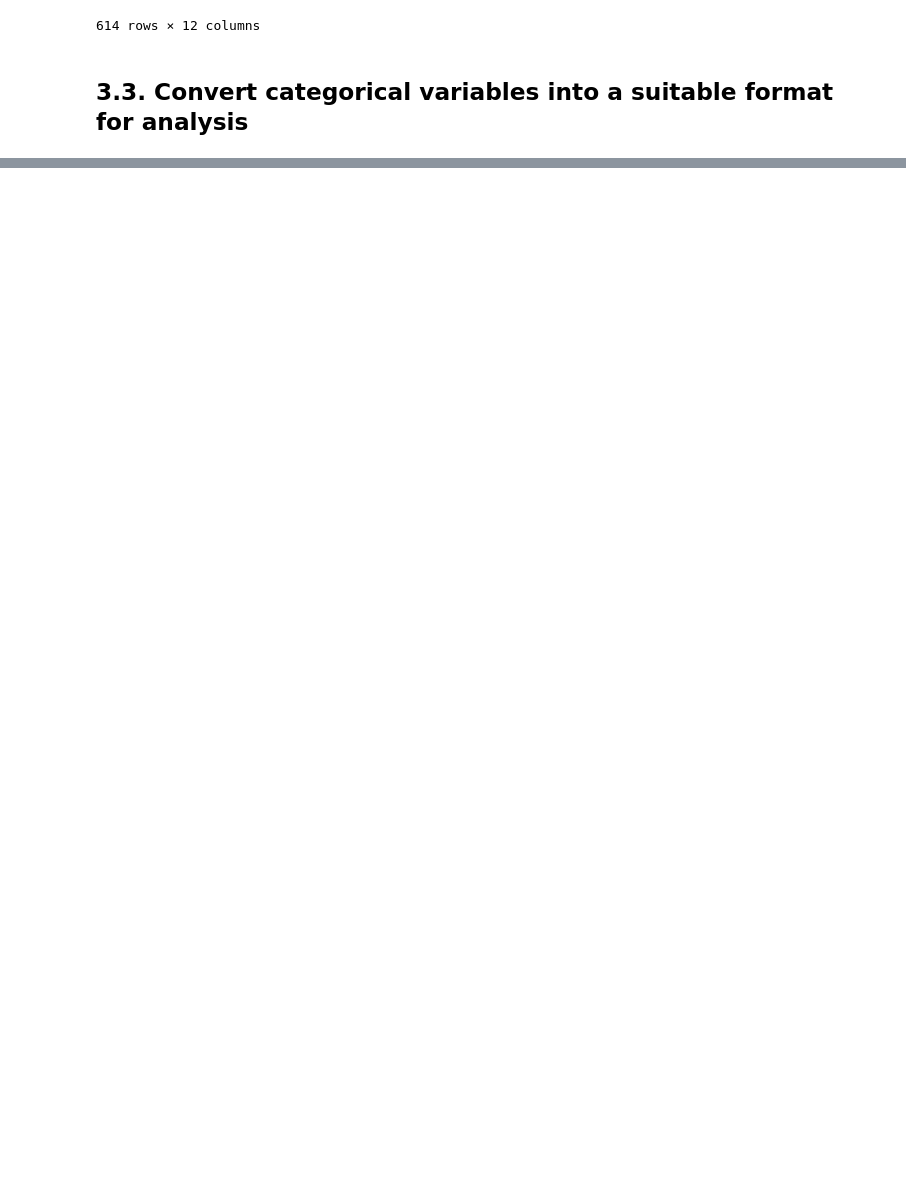
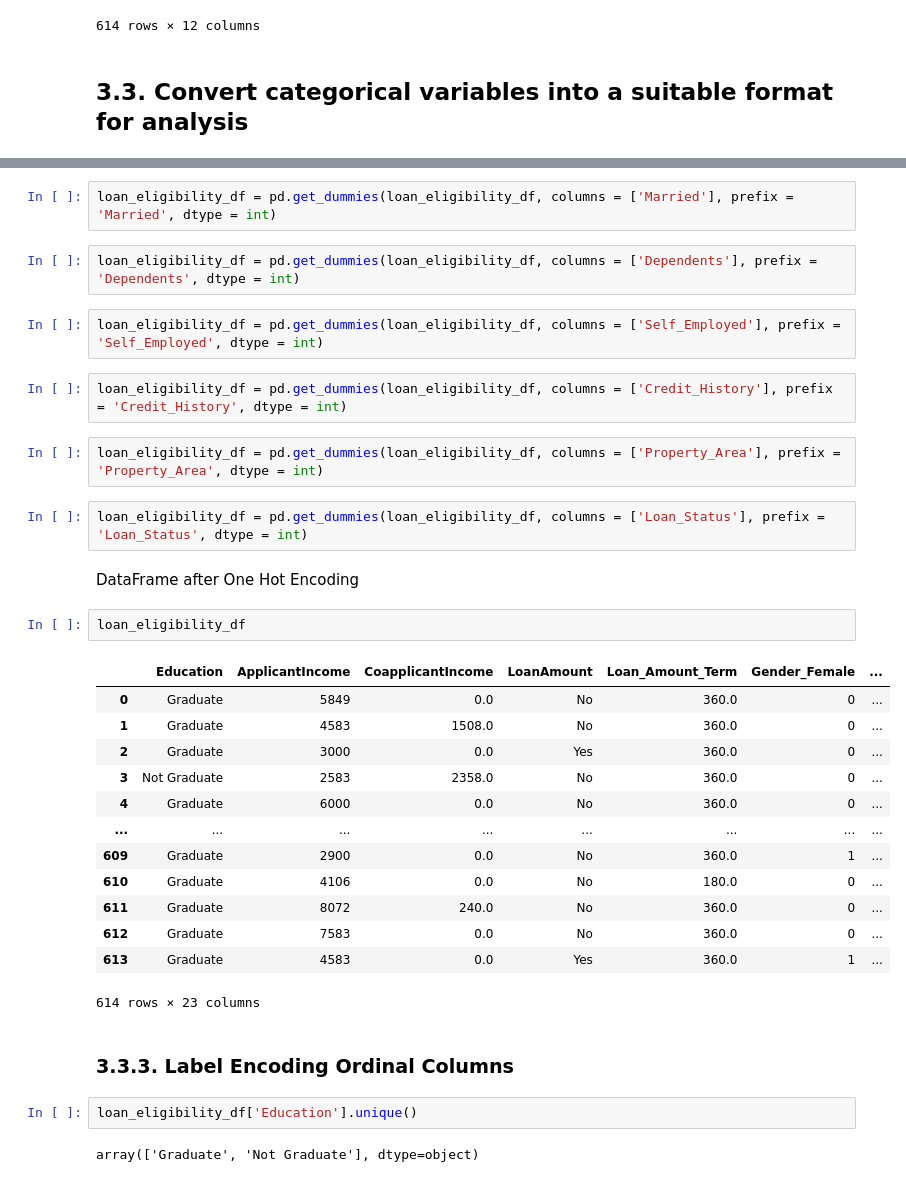
Before and after one commit to csaafrica/LoanEligibility, a Jupyter notebook: notebooks/loan_eligibility.ipynb, the cells around one changed output, grey strips where cells are left out. Drawn from its saved outputs; the diff is of its cells as text; blank space fills up the shorter version.

```diff
--- a/notebooks/loan_eligibility.ipynb
+++ b/notebooks/loan_eligibility.ipynb
@@ -241,0 +291,36 @@ loan_eligibility_df
+# %%
+loan_eligibility_df = pd.get_dummies(loan_eligibility_df, columns = ['Married'], prefix = 'Married', dtype = int)
+# %%
+loan_eligibility_df = pd.get_dummies(loan_eligibility_df, columns = ['Dependents'], prefix = 'Dependents', dtype = int)
+# %%
+loan_eligibility_df = pd.get_dummies(loan_eligibility_df, columns = ['Self_Employed'], prefix = 'Self_Employed', dtype = int)
+# %%
+loan_eligibility_df = pd.get_dummies(loan_eligibility_df, columns = ['Credit_History'], prefix = 'Credit_History', dtype = int)
+# %%
+loan_eligibility_df = pd.get_dummies(loan_eligibility_df, columns = ['Property_Area'], prefix = 'Property_Area', dtype = int)
+# %%
+loan_eligibility_df = pd.get_dummies(loan_eligibility_df, columns = ['Loan_Status'], prefix = 'Loan_Status', dtype = int)
+# %% [markdown]
+DataFrame after One Hot Encoding
+# %%
+loan_eligibility_df
+# %% [output]
+|  | Education | ApplicantIncome | CoapplicantIncome | LoanAmount | Loan_Amount_Term | Gender_Female | ... |
+| 0 | Graduate | 5849 | 0.0 | No | 360.0 | 0 | ... |
+| 1 | Graduate | 4583 | 1508.0 | No | 360.0 | 0 | ... |
+| 2 | Graduate | 3000 | 0.0 | Yes | 360.0 | 0 | ... |
+| 3 | Not Graduate | 2583 | 2358.0 | No | 360.0 | 0 | ... |
+| 4 | Graduate | 6000 | 0.0 | No | 360.0 | 0 | ... |
+| ... | ... | ... | ... | ... | ... | ... | ... |
+| 609 | Graduate | 2900 | 0.0 | No | 360.0 | 1 | ... |
+| 610 | Graduate | 4106 | 0.0 | No | 180.0 | 0 | ... |
+| 611 | Graduate | 8072 | 240.0 | No | 360.0 | 0 | ... |
+| 612 | Graduate | 7583 | 0.0 | No | 360.0 | 0 | ... |
+| 613 | Graduate | 4583 | 0.0 | Yes | 360.0 | 1 | ... |
+614 rows × 23 columns
+# %% [markdown]
+### 3.3.3. Label Encoding Ordinal Columns
+# %%
+loan_eligibility_df['Education'].unique()
+# %% [output]
+array(['Graduate', 'Not Graduate'], dtype=object)
```
Also changed, not shown: parts of 17 cells of this notebook.
